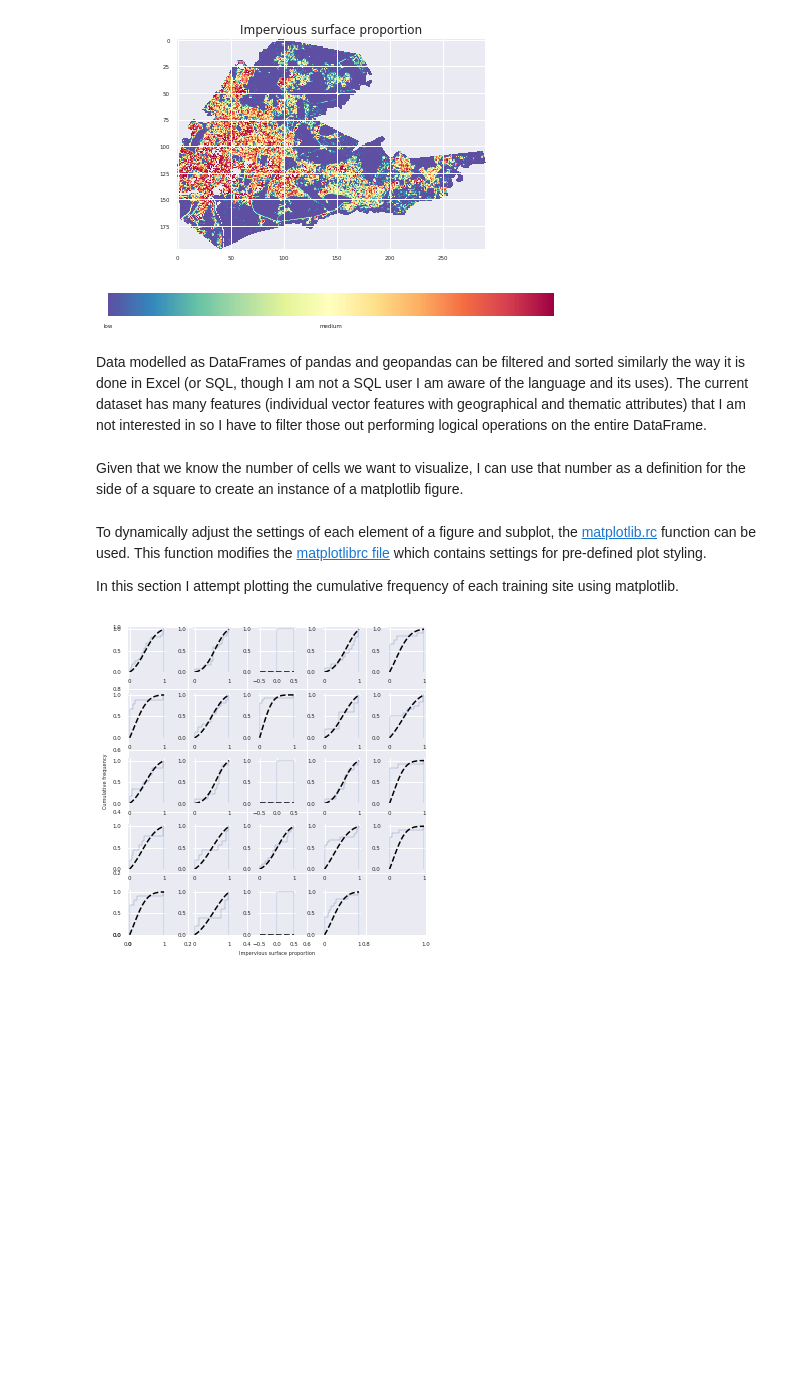
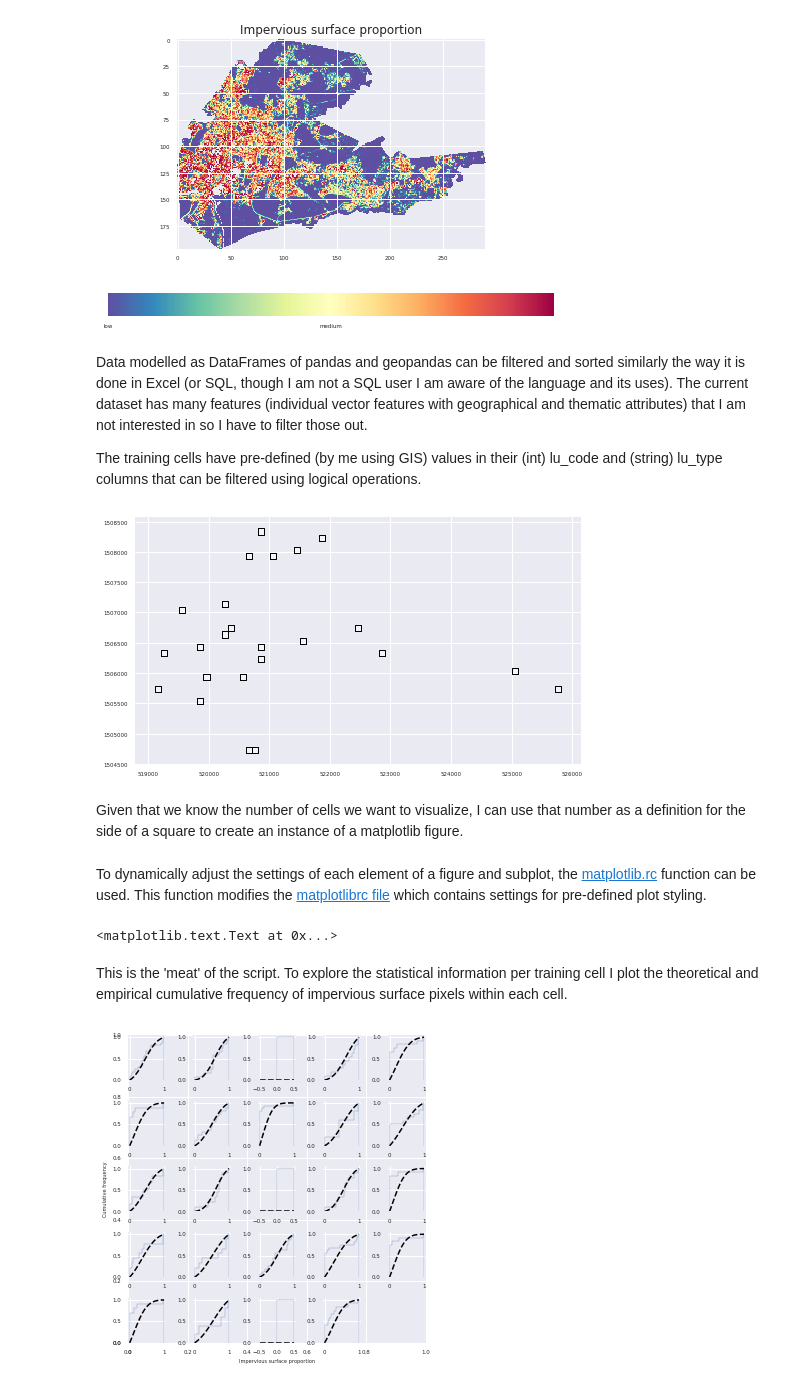
Before and after one commit to tropicalmentat/matplotlib_demo, a Jupyter notebook: dynamic_multiple_subplots.ipynb, the cells around one changed output. Drawn from its saved outputs; the diff is of its cells as text; code cells hidden in the pictures; blank space fills up the shorter version.

```diff
--- a/dynamic_multiple_subplots.ipynb
+++ b/dynamic_multiple_subplots.ipynb
@@ -74,24 +74,32 @@ plt.show()
 [figure]
 [figure]
 # %% [markdown]
-Data modelled as DataFrames of pandas and geopandas can be filtered and sorted similarly the way it is done in Excel (or SQL, though I am not a SQL user I am aware of the language and its uses). The current dataset has many features (individual vector features with geographical and thematic attributes) that I am not interested in so I have to filter those out performing logical operations on the entire DataFrame.
+Data modelled as DataFrames of pandas and geopandas can be filtered and sorted similarly the way it is done in Excel (or SQL, though I am not a SQL user I am aware of the language and its uses). The current dataset has many features (individual vector features with geographical and thematic attributes) that I am not interested in so I have to filter those out.
+
+The training cells have pre-defined (by me using GIS) values in their (int) lu_code and (string) lu_type columns that can be filtered using logical operations.
 # %%
 # cells with lu_codes greater than 0 are
 # the training cells
 tr_cell_i = pgrid[pgrid['lu_code']!= 0].index
 
 # isolate training grid cells and count num
 # of cells with num of pixels > 0
 valid_cells = {}
 for i, cell_i in enumerate(tr_cell_i):
 
     data[data>=1] = np.nan
     cell_pix = data[grid==cell_i]
     cell_pix = cell_pix[~np.isnan(cell_pix)] # filter out nodata pixels
 
     # ignore cells with pixel values of nan
     if len(cell_pix) > 0:
         valid_cells[cell_i] = cell_pix
+
+# plot the training cells
+pgrid.loc[valid_cells].plot(color='white')
+plt.show()
+# %% [output]
+[figure, added]
 # %% [markdown]
 Given that we know the number of cells we want to visualize, I can use that number as a definition for the side of a square to create an instance of a matplotlib figure.
 # %%
@@ -102,6 +110,20 @@ b = a
 fig = plt.figure(figsize=(a, b))
 # %% [markdown]
 To dynamically adjust the settings of each element of a figure and subplot, the [matplotlib.rc](http://matplotlib.org/api/matplotlib_configuration_api.html#matplotlib.rc) function can be used. This function modifies the [matplotlibrc file](http://matplotlib.org/users/customizing.html) which contains settings for pre-defined plot styling.
-
-In this section I attempt plotting the cumulative frequency of each training site using matplotlib.
+# %%
+# dynamically adjust plot style
+# here i am interested in adjusting the
+# label size of each axis tick
+xticks = {'labelsize' : 'x-small'}
+yticks = {'labelsize' : 'x-small'}
+
+matplotlib.rc('xtick', **xticks)
+matplotlib.rc('ytick', **yticks)
+
+plt.xlabel('Impervious surface proportion', fontsize=5)
+plt.ylabel('Cumulative frequency',  fontsize=5)
+# %% [output]
+<matplotlib.text.Text at 0x...>
+# %% [markdown]
+This is the 'meat' of the script. To explore the statistical information per training cell I plot the theoretical and empirical cumulative frequency of impervious surface pixels within each cell.
 # %%
```
Also changed, not shown: parts of 3 cells of this notebook.
